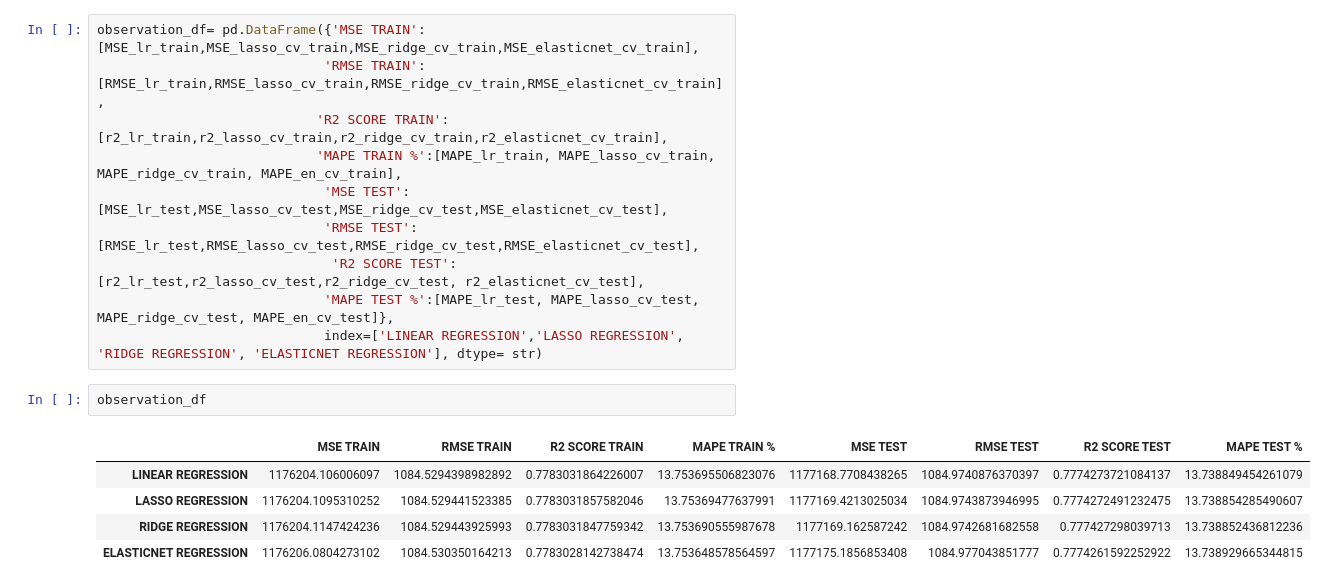
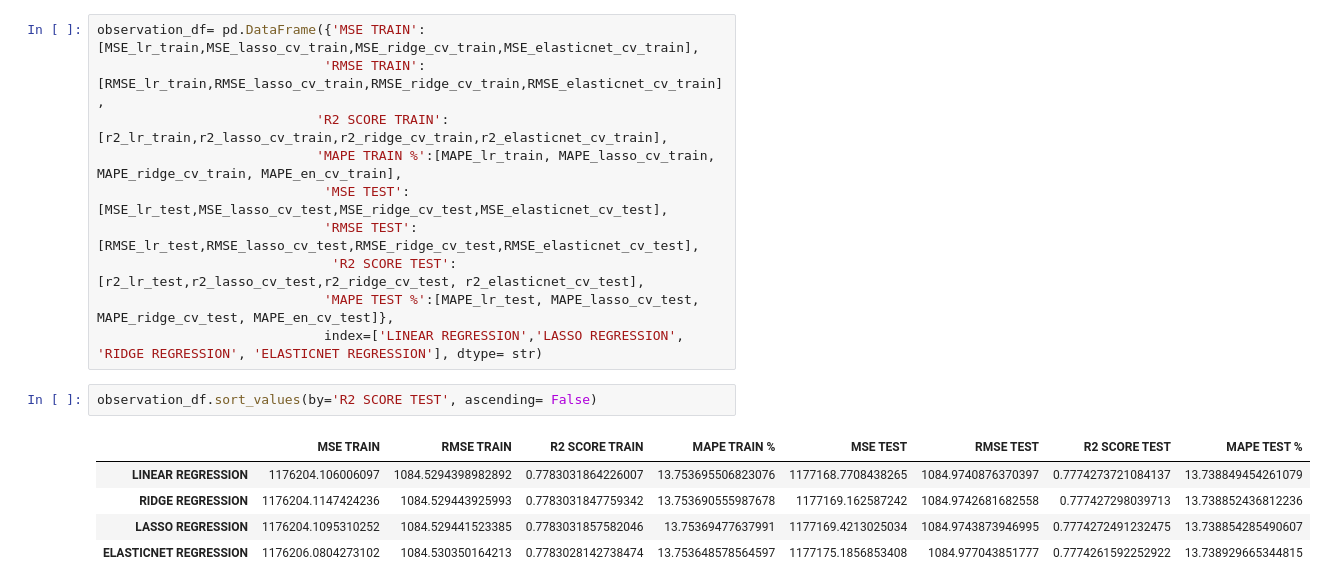
Before and after one commit to diptiranjan1998/Regression-Analysis-on-Retail-Sales-Prediction, a Jupyter notebook: Retail_sales_prediction.ipynb, the cells around one changed output. Drawn from its saved outputs; the diff is of its cells as text.

```diff
--- a/Retail_sales_prediction.ipynb
+++ b/Retail_sales_prediction.ipynb
@@ -1466,11 +1466,11 @@ observation_df= pd.DataFrame({'MSE TRAIN':[MSE_lr_train,MSE_lasso_cv_train,MSE_r
                               'R2 SCORE TEST':[r2_lr_test,r2_lasso_cv_test,r2_ridge_cv_test, r2_elasticnet_cv_test],
                              'MAPE TEST %':[MAPE_lr_test, MAPE_lasso_cv_test, MAPE_ridge_cv_test, MAPE_en_cv_test]},
                              index=['LINEAR REGRESSION','LASSO REGRESSION', 'RIDGE REGRESSION', 'ELASTICNET REGRESSION'], dtype= str)
-# %%
-observation_df
-# %% [output]
-|  | MSE TRAIN | RMSE TRAIN | R2 SCORE TRAIN | MAPE TRAIN % | MSE TEST | RMSE TEST | R2 SCORE TEST | MAPE TEST % |
-| LINEAR REGRESSION | 1176204.106006097 | 1084.5294398982892 | 0.7783031864226007 | 13.753695506823076 | 1177168.7708438265 | 1084.9740876370397 | 0.7774273721084137 | 13.738849454261079 |
-| LASSO REGRESSION | 1176204.1095310252 | 1084.529441523385 | 0.7783031857582046 | 13.75369477637991 | 1177169.4213025034 | 1084.9743873946995 | 0.7774272491232475 | 13.738854285490607 |
-| RIDGE REGRESSION | 1176204.1147424236 | 1084.529443925993 | 0.7783031847759342 | 13.753690555987678 | 1177169.162587242 | 1084.9742681682558 | 0.777427298039713 | 13.738852436812236 |
-| ELASTICNET REGRESSION | 1176206.0804273102 | 1084.530350164213 | 0.7783028142738474 | 13.753648578564597 | 1177175.1856853408 | 1084.977043851777 | 0.7774261592252922 | 13.738929665344815 |
+# %%
+observation_df.sort_values(by='R2 SCORE TEST', ascending= False)
+# %% [output]
+|  | MSE TRAIN | RMSE TRAIN | R2 SCORE TRAIN | MAPE TRAIN % | MSE TEST | RMSE TEST | R2 SCORE TEST | MAPE TEST % |
+| LINEAR REGRESSION | 1176204.106006097 | 1084.5294398982892 | 0.7783031864226007 | 13.753695506823076 | 1177168.7708438265 | 1084.9740876370397 | 0.7774273721084137 | 13.738849454261079 |
+| RIDGE REGRESSION | 1176204.1147424236 | 1084.529443925993 | 0.7783031847759342 | 13.753690555987678 | 1177169.162587242 | 1084.9742681682558 | 0.777427298039713 | 13.738852436812236 |
+| LASSO REGRESSION | 1176204.1095310252 | 1084.529441523385 | 0.7783031857582046 | 13.75369477637991 | 1177169.4213025034 | 1084.9743873946995 | 0.7774272491232475 | 13.738854285490607 |
+| ELASTICNET REGRESSION | 1176206.0804273102 | 1084.530350164213 | 0.7783028142738474 | 13.753648578564597 | 1177175.1856853408 | 1084.977043851777 | 0.7774261592252922 | 13.738929665344815 |
```
Also changed, not shown: parts of 1 cell of this notebook.
